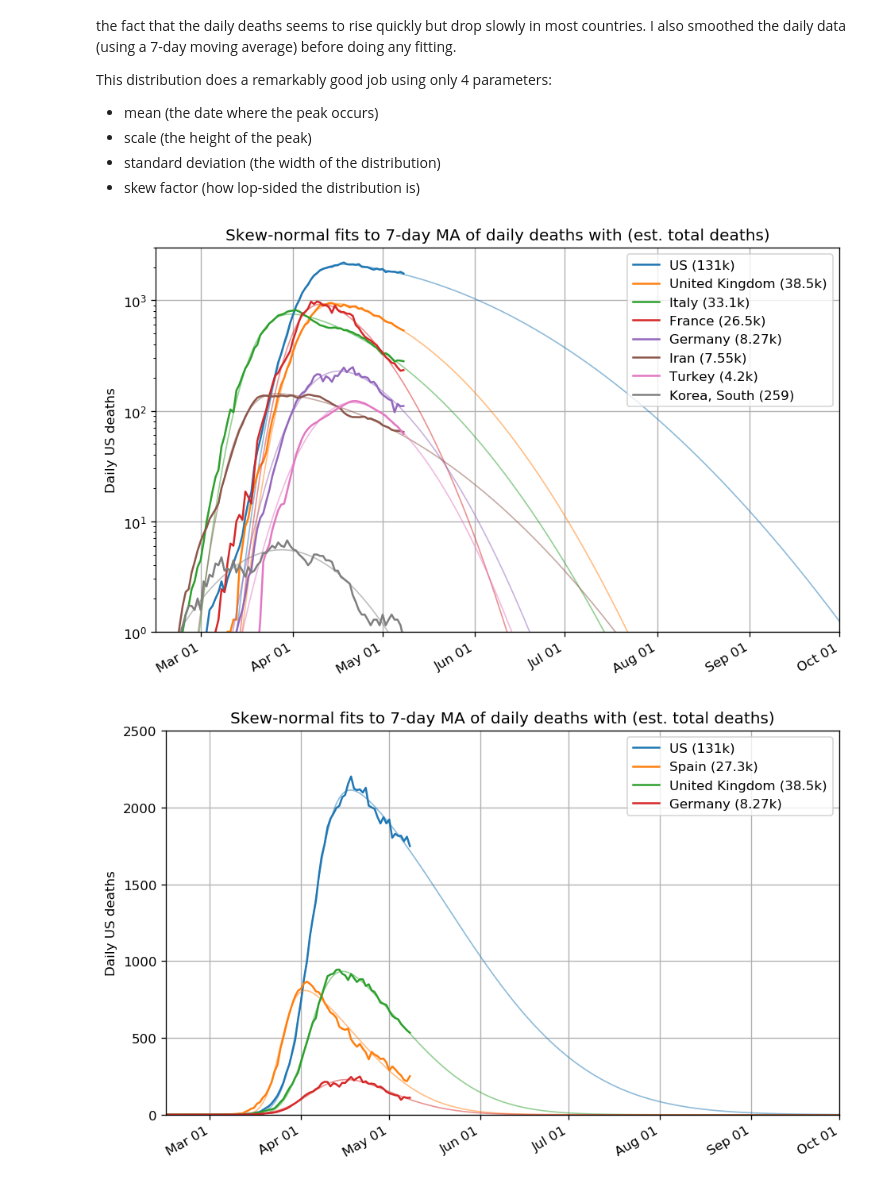
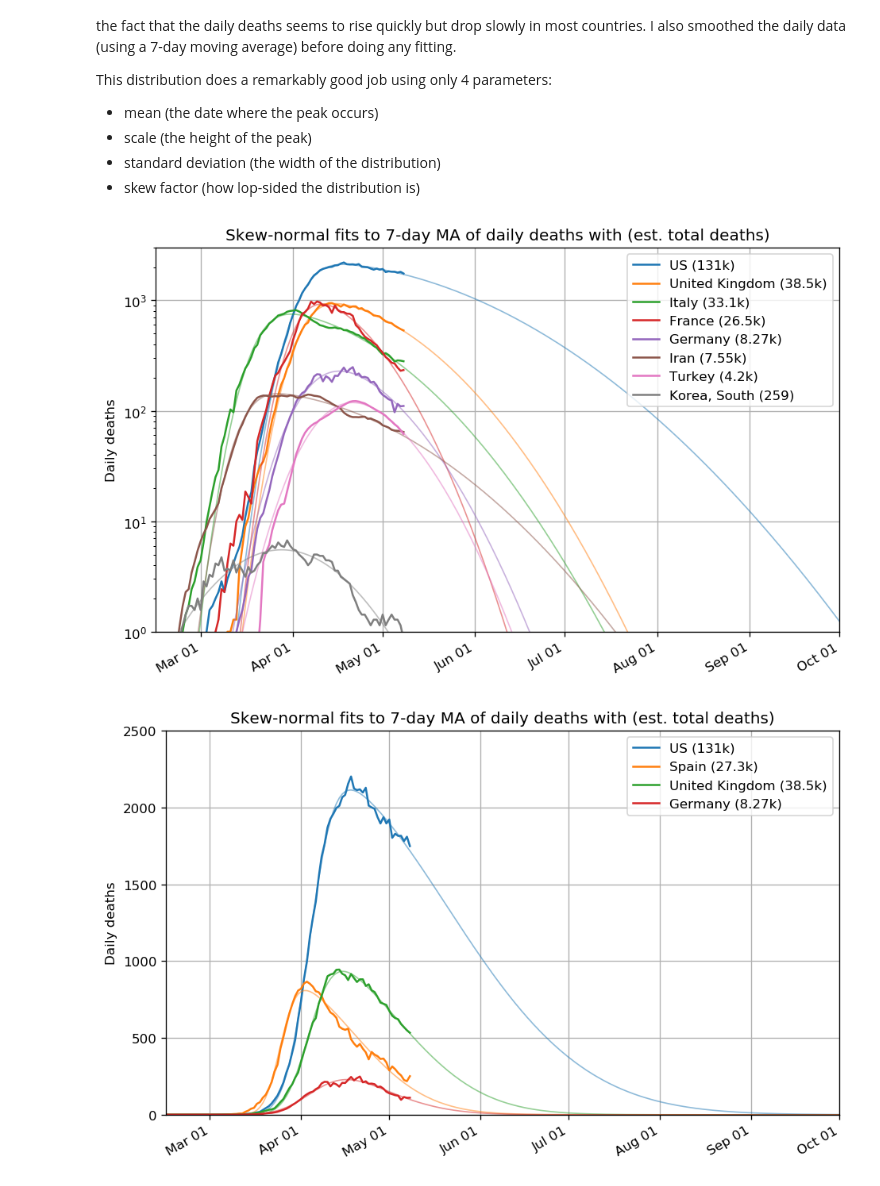
Before and after one commit to LaurentLessard/covid19, a Jupyter notebook: covid_forecast.ipynb, the cells around one changed output. Saved outputs shown, nothing was run; the diff lists cells and outputs as text; code cells hidden in the pictures.

Commit message:
further plot updates

```diff
--- a/covid_forecast.ipynb
+++ b/covid_forecast.ipynb
@@ -257,35 +257,35 @@ pred_start = datetime.date(2020, 2, 15)
 pred_end   = datetime.date(2020, 10, 1)
 
 for c in countries:
     color = next(ax._get_lines.prop_cycler)['color']
 
     p = fit( y[c], skew_gaussian, y[c].index[0], y[c].index[-1], p0=[max(y[c]),80,20,1] )
     ypred = forecast( skew_gaussian, pred_start, pred_end, p )
 
     # plot raw data and fits
     tot_pred_deaths = sum(ypred)
     if tot_pred_deaths < 1000:
         disp_tot = "%.3g" % tot_pred_deaths
     else:
         disp_tot = "%.3gk" % (tot_pred_deaths/1000)
 
     plt.plot( y[c], color=color, label="%s (%s)" % (c,disp_tot) )
     plt.plot( ypred, linewidth=1, alpha=0.5, color=color )
 
 # format plot
 plt.yscale("log")
 ax.xaxis.set_major_formatter(DateFormatter(date_format))
 ax.autoscale(enable=True, axis='x', tight=True)
 plt.title("Skew-normal fits to 7-day MA of daily deaths with (est. total deaths)")
-plt.ylabel("Daily US deaths")
+plt.ylabel("Daily deaths")
 plt.ylim(ymin=1,ymax=3000)
 plt.xlim(xmin=pred_start, xmax=pred_end)
 plt.grid()
 plt.legend()
 plt.tight_layout()
 plt.savefig("figures/skew_normal_model_log.png")
 # %% [output]
-[figure, old version]
+[figure, new version]
 # %%
 # countries to plot
 countries = ['US','Spain','United Kingdom','Germany']
@@ -325,7 +325,7 @@ for c in countries:
 ax.xaxis.set_major_formatter(DateFormatter(date_format))
 ax.autoscale(enable=True, axis='x', tight=True)
 plt.title("Skew-normal fits to 7-day MA of daily deaths with (est. total deaths)")
-plt.ylabel("Daily US deaths")
+plt.ylabel("Daily deaths")
 plt.ylim(ymin=0,ymax=2500)
 plt.xlim(xmin=pred_start, xmax=pred_end)
 plt.grid()
@@ -333,4 +333,4 @@ plt.legend()
 plt.tight_layout()
 plt.savefig("figures/skew_normal_model_linear.png")
 # %% [output]
-[figure, old version]
+[figure, new version]
```
Also changed, not shown: 2 other files.
